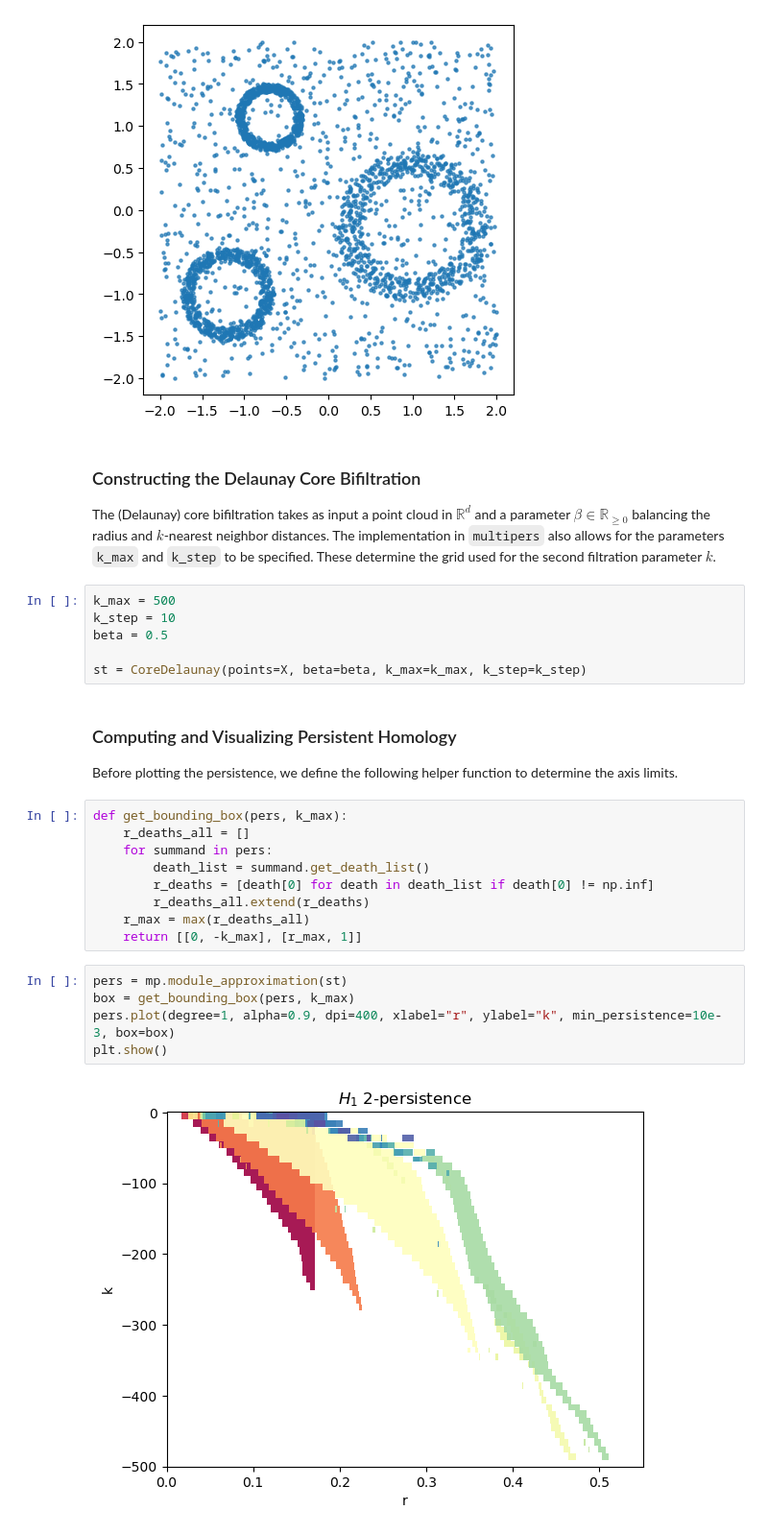
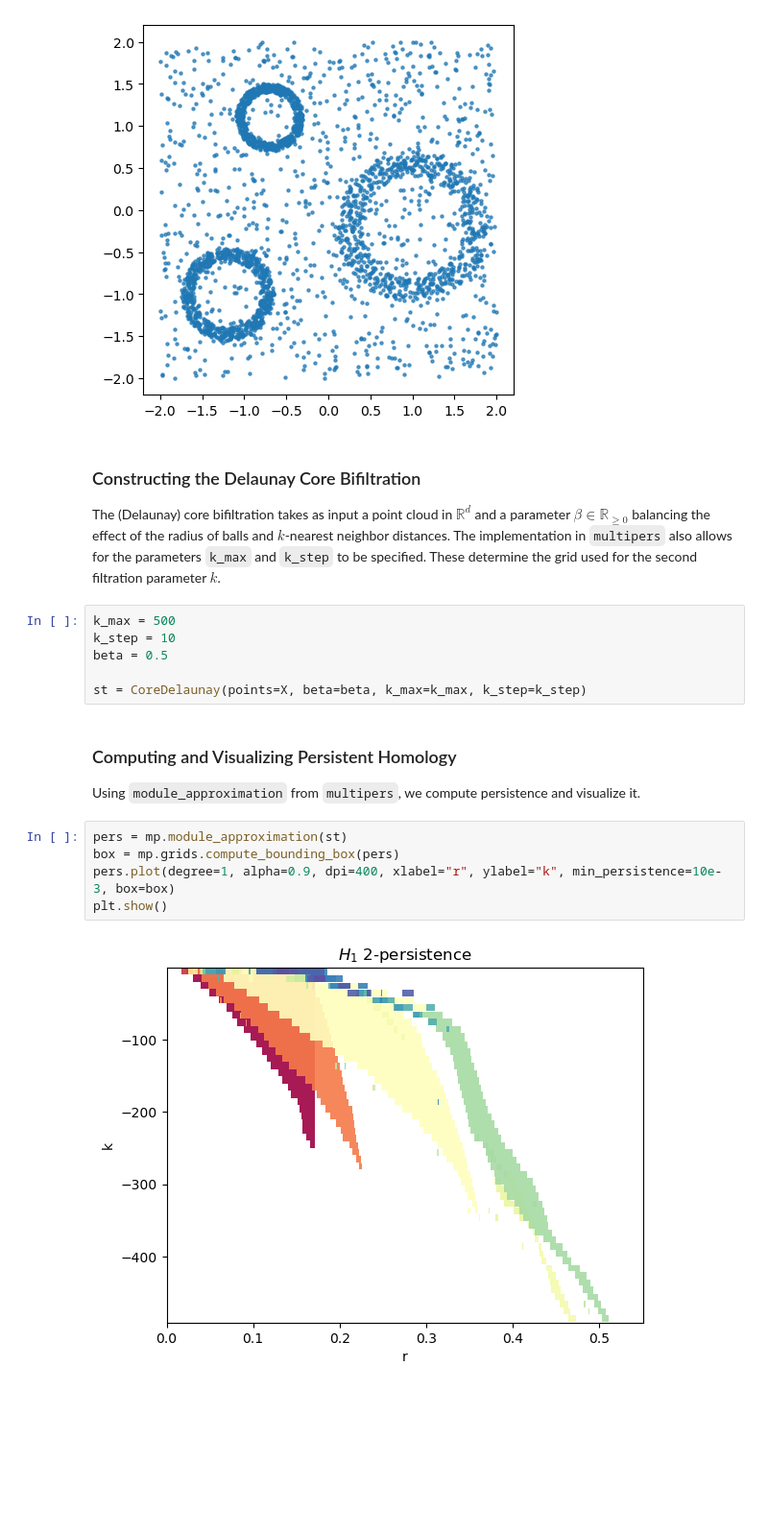
Before and after one commit to DavidLapous/multipers, a Jupyter notebook: docs/notebooks/delaunay_core_bifiltration.ipynb, the cells around one changed output. Shown at 96% size. Drawn from its saved outputs; the diff is of its cells as text; blank space fills up the shorter version.

```diff
--- a/docs/notebooks/delaunay_core_bifiltration.ipynb
+++ b/docs/notebooks/delaunay_core_bifiltration.ipynb
@@ -39,31 +39,22 @@ plt.show()
 # %% [markdown]
 ### Constructing the Delaunay Core Bifiltration
 
-The (Delaunay) core bifiltration takes as input a point cloud in $\mathbb{R}^d$ and a parameter $\beta\in\mathbb{R}_{\geq 0}$ balancing the radius and $k$-nearest neighbor distances. The implementation in `multipers` also allows for the parameters `k_max` and `k_step` to be specified. These determine the grid used for the second filtration parameter $k$.
+The (Delaunay) core bifiltration takes as input a point cloud in $\mathbb{R}^d$ and a parameter $\beta\in\mathbb{R}_{\geq 0}$ balancing the effect of the radius of balls and $k$-nearest neighbor distances. The implementation in `multipers` also allows for the parameters `k_max` and `k_step` to be specified. These determine the grid used for the second filtration parameter $k$.
 # %%
 k_max = 500
 k_step = 10
 beta = 0.5
 
 st = CoreDelaunay(points=X, beta=beta, k_max=k_max, k_step=k_step)
-# %% [markdown]
-### Computing and Visualizing Persistent Homology
-
-Before plotting the persistence, we define the following helper function to determine the axis limits.
-# %%
-def get_bounding_box(pers, k_max):
-    r_deaths_all = []
-    for summand in pers:
-        death_list = summand.get_death_list()
-        r_deaths = [death[0] for death in death_list if death[0] != np.inf]
-        r_deaths_all.extend(r_deaths)
-    r_max = max(r_deaths_all)
-    return [[0, -k_max], [r_max, 1]]
+# %% [markdown]
+### Computing and Visualizing Persistent Homology
+
+Using `module_approximation` from `multipers`, we compute persistence and visualize it.
 # %%
 pers = mp.module_approximation(st)
-box = get_bounding_box(pers, k_max)
+box = mp.grids.compute_bounding_box(pers)
 pers.plot(degree=1, alpha=0.9, dpi=400, xlabel="r", ylabel="k", min_persistence=10e-3, box=box)
 plt.show()
 # %% [output]
-[figure, old version]
+[figure, new version]
 # %% [markdown]
```
Also changed, not shown: parts of 3 cells of this notebook.
